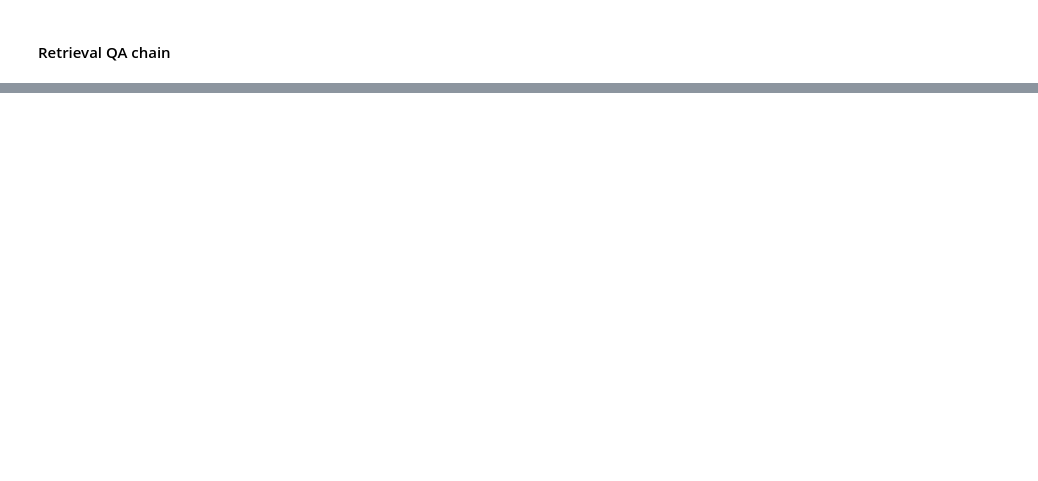
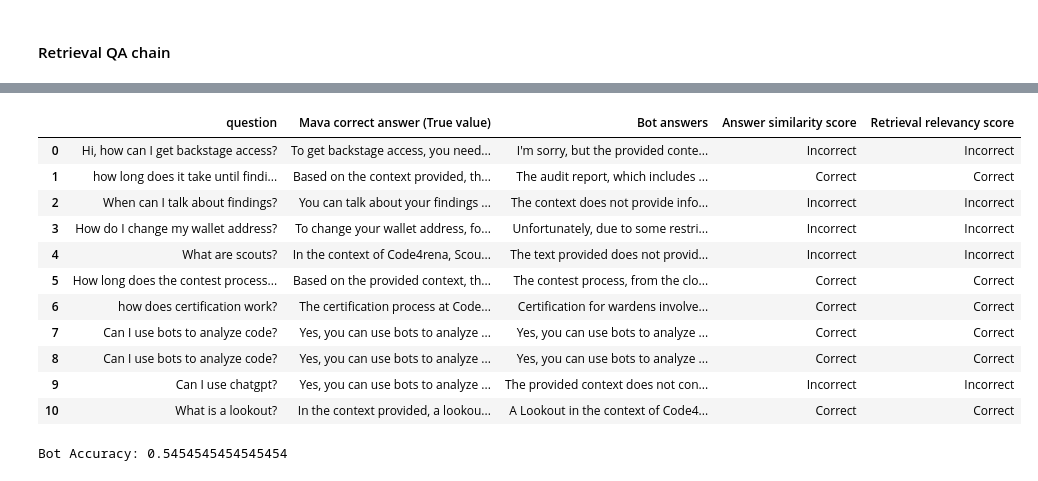
Before and after one commit to yieldprotocol/deep-cookie, a Jupyter notebook: qa_bot/qa_bot.ipynb, the cells around one changed output, grey strips where cells are left out. Saved outputs shown, nothing was run; the diff lists cells and outputs as text; code cells hidden in the pictures; blank space fills up the shorter version.

```diff
--- a/qa_bot/qa_bot.ipynb
+++ b/qa_bot/qa_bot.ipynb
@@ -241,0 +295,10 @@ https://docs.code4rena.com/roles/wardens/submission-policy, https://docs.code4re
+# %%
+import yaml
+
+# load yaml file
+with open('knowledge_base/c4/c4_test_qa.yaml') as file:
+    # The FullLoader parameter handles the conversion from YAML
+    # scalar values to Python the dictionary format
+    yaml_data = yaml.load(file, Loader=yaml.FullLoader)
+
+mava_questions = [d['question'] for d in yaml_data]
@@ -241,0 +393,49 @@ https://docs.code4rena.com/roles/wardens/submission-policy, https://docs.code4re
+# %%
+bot_answers = []
+source_docs = []
+for d in yaml_data:
+    result = call_llm(d['question'])
+    bot_answers.append(result['result'])
+    source_docs.append(result['source_documents'])
+# %%
+predictions = [{'result': a} for a in bot_answers]
+
+answer_grades = grade_model_retrieval(yaml_data, predictions)
+# %%
+retrieved_docs = []
+for i, d in enumerate(yaml_data):
+    retrieved_doc_text = ""
+    for j, doc in enumerate(source_docs[i]):
+        retrieved_doc_text += "Doc %s: " % str(j + 1) + doc.page_content + " "
+    retrieved = {"question": d["question"], "answer": d["answer"], "result": retrieved_doc_text}
+    retrieved_docs.append(retrieved)
+
+retrieval_grades = grade_model_retrieval(yaml_data, predictions)
+# %%
+import pandas as pd
+
+df = pd.DataFrame({
+    "question": [d['question'] for d in yaml_data],
+    "Mava correct answer (True value)": [d['answer'] for d in yaml_data],
+    "Bot answers": [p['result'] for p in predictions],
+    "Answer similarity score": ['Incorrect' if 'Incorrect' in g['results'] else 'Correct' for g in answer_grades],
+    "Retrieval relevancy score": ['Incorrect' if 'Incorrect' in g['results'] else 'Correct' for g in retrieval_grades]
+})
+df
+# %% [output]
+|  | question | Mava correct answer (True value) | Bot answers | Answer similarity score | Retrieval relevancy score |
+| 0 | Hi, how can I get backstage access? | To get backstage access, you need... | I'm sorry, but the provided conte... | Incorrect | Incorrect |
+| 1 | how long does it take until findi... | Based on the context provided, th... | The audit report, which includes ... | Correct | Correct |
+| 2 | When can I talk about findings? | You can talk about your findings ... | The context does not provide info... | Incorrect | Incorrect |
+| 3 | How do I change my wallet address? | To change your wallet address, fo... | Unfortunately, due to some restri... | Incorrect | Incorrect |
+| 4 | What are scouts? | In the context of Code4rena, Scou... | The text provided does not provid... | Incorrect | Incorrect |
+| 5 | How long does the contest process... | Based on the provided context, th... | The contest process, from the clo... | Correct | Correct |
+| 6 | how does certification work? | The certification process at Code... | Certification for wardens involve... | Correct | Correct |
+| 7 | Can I use bots to analyze code? | Yes, you can use bots to analyze ... | Yes, you can use bots to analyze ... | Correct | Correct |
+| 8 | Can I use bots to analyze code? | Yes, you can use bots to analyze ... | Yes, you can use bots to analyze ... | Correct | Correct |
+| 9 | Can I use chatgpt? | Yes, you can use bots to analyze ... | The provided context does not con... | Incorrect | Incorrect |
+| 10 | What is a lookout? | In the context provided, a lookou... | A Lookout in the context of Code4... | Correct | Correct |
+# %%
+print(f"Bot Accuracy: {df['Answer similarity score'].value_counts()['Correct'] / len(df['Answer similarity score'])}")
+# %% [output]
+Bot Accuracy: 0.5454545454545454
```
Also changed, not shown: parts of 14 cells of this notebook, 1 other file.
